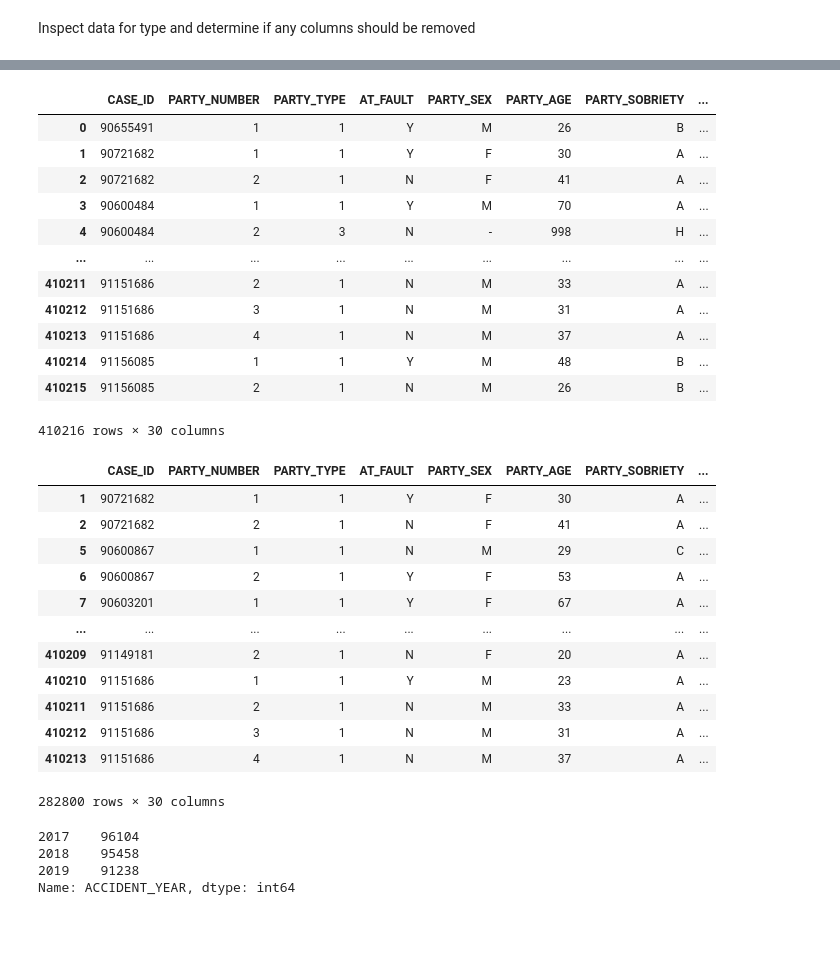
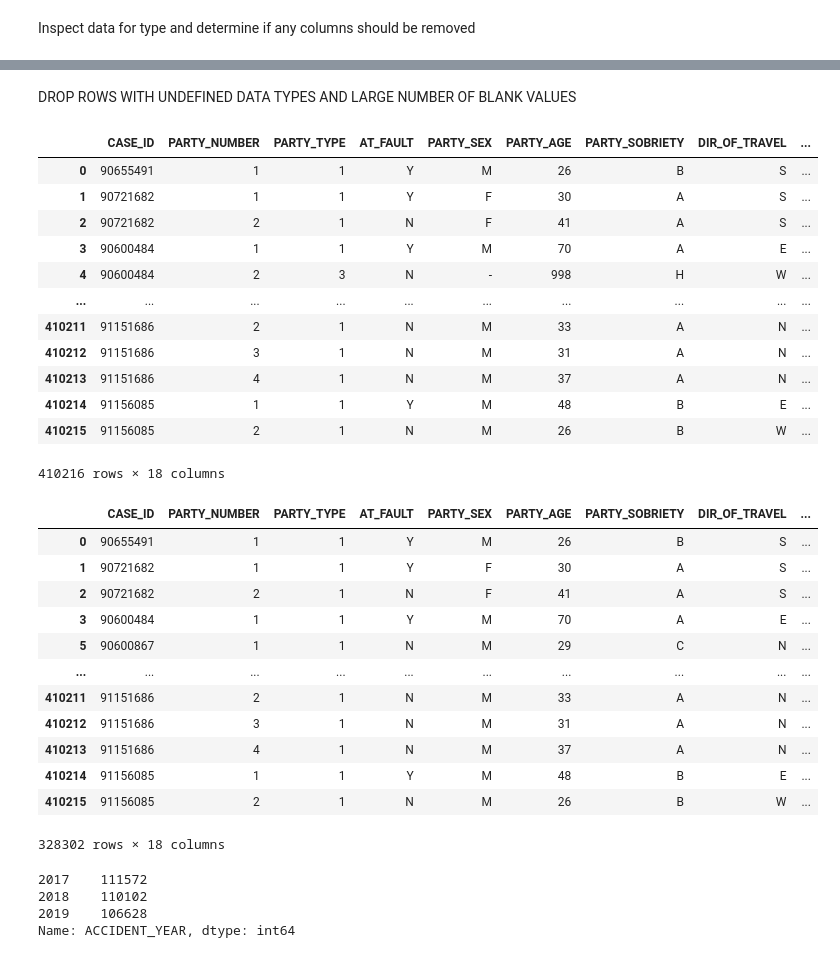
Before and after one commit to wattsr1/LA-Collision-Analysis, a Jupyter notebook: Party_data_cleaning.ipynb, the cells around one changed output, grey strips where cells are left out. Saved outputs shown, nothing was run; the diff lists cells and outputs as text; code cells hidden in the pictures; blank space fills up the shorter version.

```diff
--- a/Party_data_cleaning.ipynb
+++ b/Party_data_cleaning.ipynb
@@ -79,46 +62,48 @@ SPECIAL_INFO_F               0
 SPECIAL_INFO_G               0
 ACCIDENT_YEAR                0
 dtype: int64
+# %% [markdown]
+DROP ROWS WITH UNDEFINED DATA TYPES AND LARGE NUMBER OF BLANK VALUES
 # %%
 # Drop columns with large number of null cells
-parties_df = parties_df.drop(columns=["OAF_VIOL_SECTION", "OAF_VIOLATION_SUFFIX", "CHP_VEH_TYPE_TOWED", "INATTENTION"])
+parties_df = parties_df.drop(columns=["PARTY_DRUG_PHYSICAL", "OAF_VIOL_SECTION", "OAF_VIOLATION_SUFFIX", "OAF_VIOLATION_CODE", "OAF_VIOL_CAT", "CHP_VEH_TYPE_TOWED", "INATTENTION", "SPECIAL_INFO_F", "SPECIAL_INFO_G", "OAF_1", "OAF_2", "CHP_VEH_TYPE_TOWING", "SP_INFO_1", "SP_INFO_2", "SP_INFO_3", "FINAN_RESPONS"])
 parties_df
 # %% [output]
-|  | CASE_ID | PARTY_NUMBER | PARTY_TYPE | AT_FAULT | PARTY_SEX | PARTY_AGE | PARTY_SOBRIETY | ... |
-| 0 | 90655491 | 1 | 1 | Y | M | 26 | B | ... |
-| 1 | 90721682 | 1 | 1 | Y | F | 30 | A | ... |
-| 2 | 90721682 | 2 | 1 | N | F | 41 | A | ... |
-| 3 | 90600484 | 1 | 1 | Y | M | 70 | A | ... |
-| 4 | 90600484 | 2 | 3 | N | - | 998 | H | ... |
-| ... | ... | ... | ... | ... | ... | ... | ... | ... |
-| 410211 | 91151686 | 2 | 1 | N | M | 33 | A | ... |
-| 410212 | 91151686 | 3 | 1 | N | M | 31 | A | ... |
-| 410213 | 91151686 | 4 | 1 | N | M | 37 | A | ... |
-| 410214 | 91156085 | 1 | 1 | Y | M | 48 | B | ... |
-| 410215 | 91156085 | 2 | 1 | N | M | 26 | B | ... |
+|  | CASE_ID | PARTY_NUMBER | PARTY_TYPE | AT_FAULT | PARTY_SEX | PARTY_AGE | PARTY_SOBRIETY | DIR_OF_TRAVEL | ... |
+| 0 | 90655491 | 1 | 1 | Y | M | 26 | B | S | ... |
+| 1 | 90721682 | 1 | 1 | Y | F | 30 | A | S | ... |
+| 2 | 90721682 | 2 | 1 | N | F | 41 | A | S | ... |
+| 3 | 90600484 | 1 | 1 | Y | M | 70 | A | E | ... |
+| 4 | 90600484 | 2 | 3 | N | - | 998 | H | W | ... |
+| ... | ... | ... | ... | ... | ... | ... | ... | ... | ... |
+| 410211 | 91151686 | 2 | 1 | N | M | 33 | A | N | ... |
+| 410212 | 91151686 | 3 | 1 | N | M | 31 | A | N | ... |
+| 410213 | 91151686 | 4 | 1 | N | M | 37 | A | N | ... |
+| 410214 | 91156085 | 1 | 1 | Y | M | 48 | B | E | ... |
+| 410215 | 91156085 | 2 | 1 | N | M | 26 | B | W | ... |
-410216 rows × 30 columns
+410216 rows × 18 columns
 # %%
 # Drop null values
 parties_df = parties_df.dropna()
 parties_df
 # %% [output]
-|  | CASE_ID | PARTY_NUMBER | PARTY_TYPE | AT_FAULT | PARTY_SEX | PARTY_AGE | PARTY_SOBRIETY | ... |
-| 1 | 90721682 | 1 | 1 | Y | F | 30 | A | ... |
-| 2 | 90721682 | 2 | 1 | N | F | 41 | A | ... |
-| 5 | 90600867 | 1 | 1 | N | M | 29 | C | ... |
-| 6 | 90600867 | 2 | 1 | Y | F | 53 | A | ... |
-| 7 | 90603201 | 1 | 1 | Y | F | 67 | A | ... |
-| ... | ... | ... | ... | ... | ... | ... | ... | ... |
-| 410209 | 91149181 | 2 | 1 | N | F | 20 | A | ... |
-| 410210 | 91151686 | 1 | 1 | Y | M | 23 | A | ... |
-| 410211 | 91151686 | 2 | 1 | N | M | 33 | A | ... |
-| 410212 | 91151686 | 3 | 1 | N | M | 31 | A | ... |
-| 410213 | 91151686 | 4 | 1 | N | M | 37 | A | ... |
+|  | CASE_ID | PARTY_NUMBER | PARTY_TYPE | AT_FAULT | PARTY_SEX | PARTY_AGE | PARTY_SOBRIETY | DIR_OF_TRAVEL | ... |
+| 0 | 90655491 | 1 | 1 | Y | M | 26 | B | S | ... |
+| 1 | 90721682 | 1 | 1 | Y | F | 30 | A | S | ... |
+| 2 | 90721682 | 2 | 1 | N | F | 41 | A | S | ... |
+| 3 | 90600484 | 1 | 1 | Y | M | 70 | A | E | ... |
+| 5 | 90600867 | 1 | 1 | N | M | 29 | C | N | ... |
+| ... | ... | ... | ... | ... | ... | ... | ... | ... | ... |
+| 410211 | 91151686 | 2 | 1 | N | M | 33 | A | N | ... |
+| 410212 | 91151686 | 3 | 1 | N | M | 31 | A | N | ... |
+| 410213 | 91151686 | 4 | 1 | N | M | 37 | A | N | ... |
+| 410214 | 91156085 | 1 | 1 | Y | M | 48 | B | E | ... |
+| 410215 | 91156085 | 2 | 1 | N | M | 26 | B | W | ... |
-282800 rows × 30 columns
+328302 rows × 18 columns
 # %%
 parties_df['ACCIDENT_YEAR'].value_counts()
 # %% [output]
-2017    96104
-2018    95458
-2019    91238
+2017    111572
+2018    110102
+2019    106628
 Name: ACCIDENT_YEAR, dtype: int64
```
Also changed, not shown: parts of 4 cells of this notebook, 5 other files.
